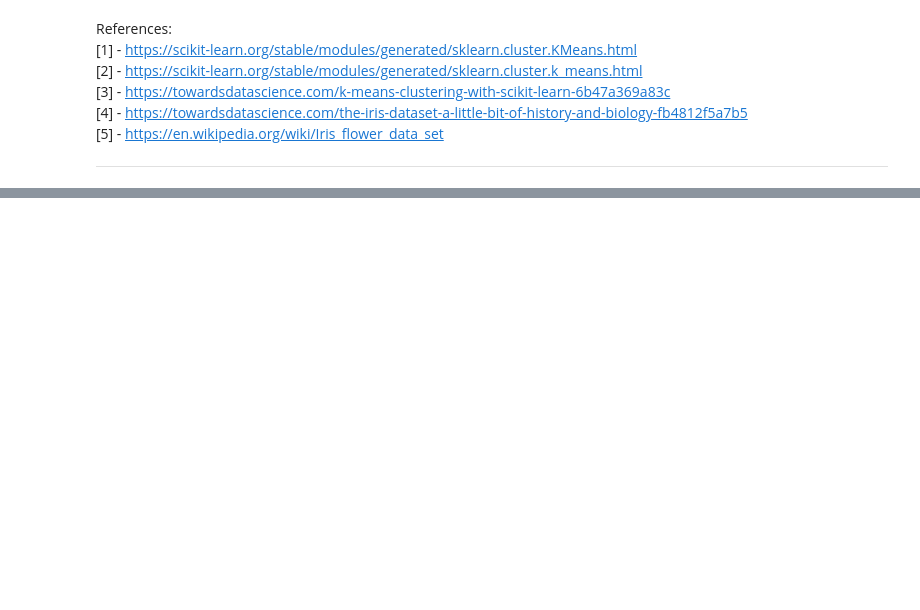
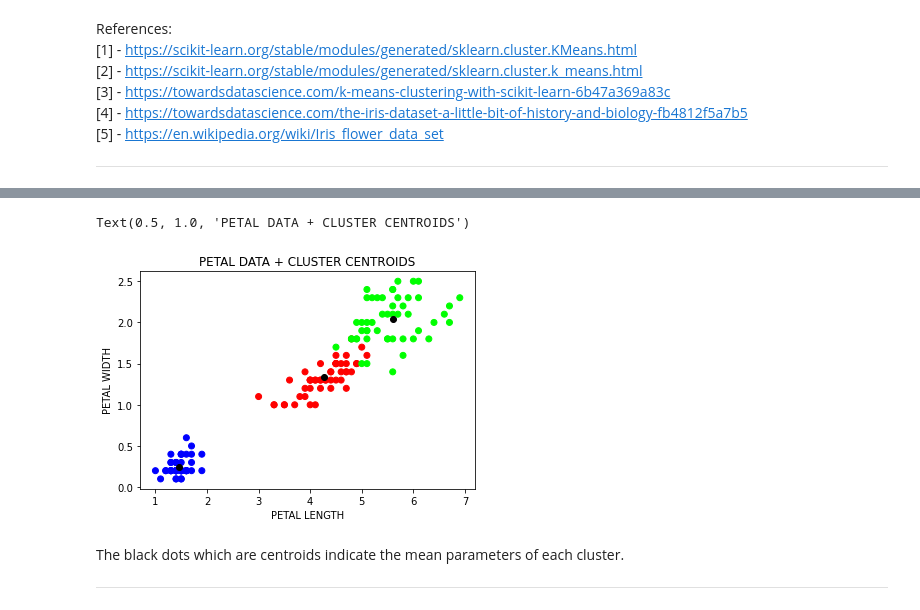
Before and after one commit to ryanhiggins11/EmergingTechnologyTasks, a Jupyter notebook: TASKSCOMPLETED.ipynb, the cells around one changed output, grey strips where cells are left out. Saved outputs shown, nothing was run; the diff lists cells and outputs as text; code cells hidden in the pictures; blank space fills up the shorter version.

```diff
--- a/TASKSCOMPLETED.ipynb
+++ b/TASKSCOMPLETED.ipynb
@@ -195,0 +234,18 @@ References:
+# %%
+plt.xlabel('PETAL LENGTH')
+plt.ylabel('PETAL WIDTH')
+# Plot out Petal data
+plt.scatter(petal_data[:,0], petal_data[:,1], c=iris_ds.target, cmap='brg')
+
+# Perform kmeans on petal
+petalKMeans = skcl.KMeans(n_clusters=3, random_state=0).fit(petal_data)
+petal_centers = petalKMeans.cluster_centers_
+# identify cluster centers
+plt.plot(petal_centers[:,0], petal_centers[:,1], 'ko')
+plt.title("PETAL DATA + CLUSTER CENTROIDS")
+# %% [output]
+Text(0.5, 1.0, 'PETAL DATA + CLUSTER CENTROIDS')
+[figure, added]
+# %% [markdown]
+The black dots which are centroids indicate the mean parameters of each cluster.
+***
```
Also changed, not shown: parts of 8 cells of this notebook.
